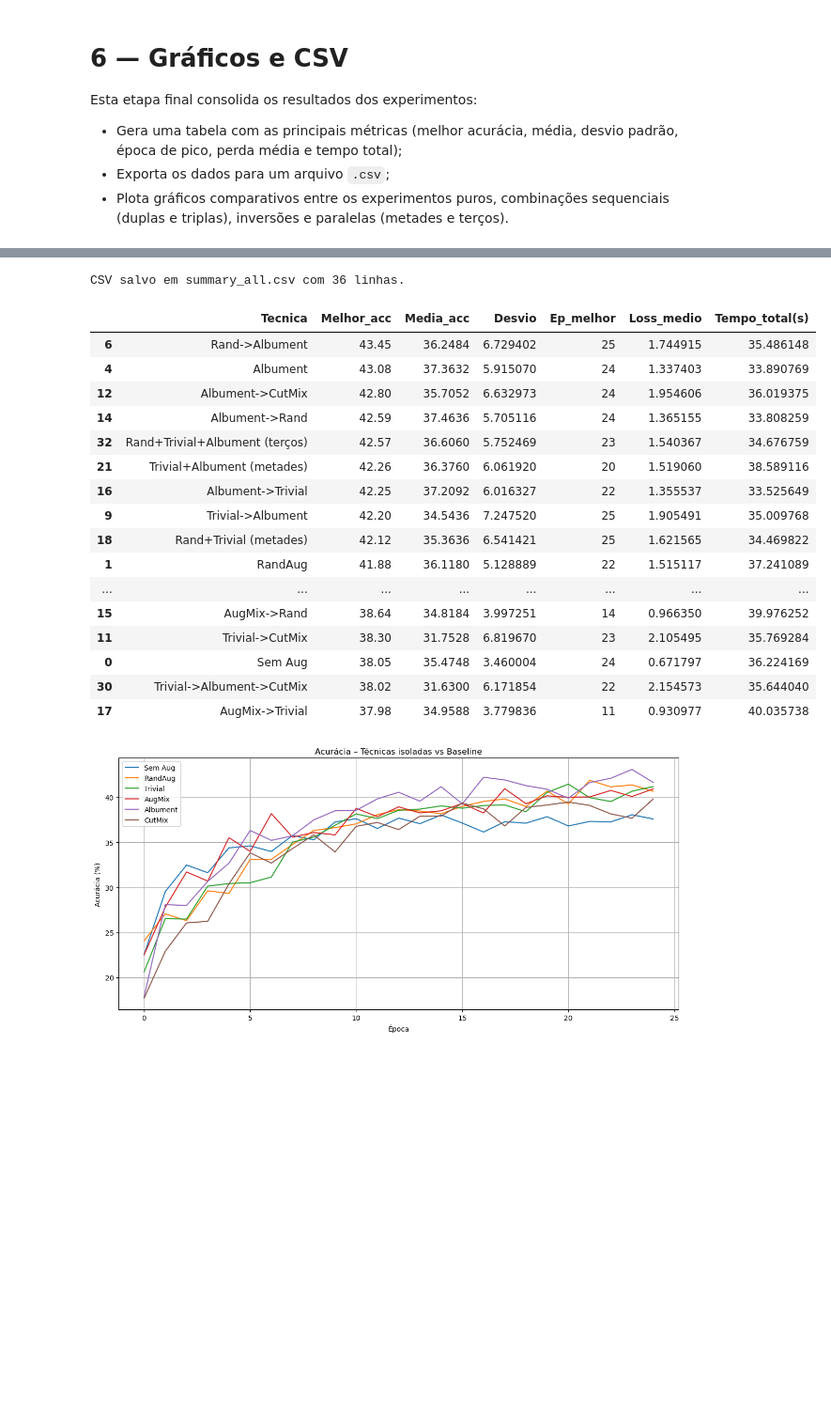
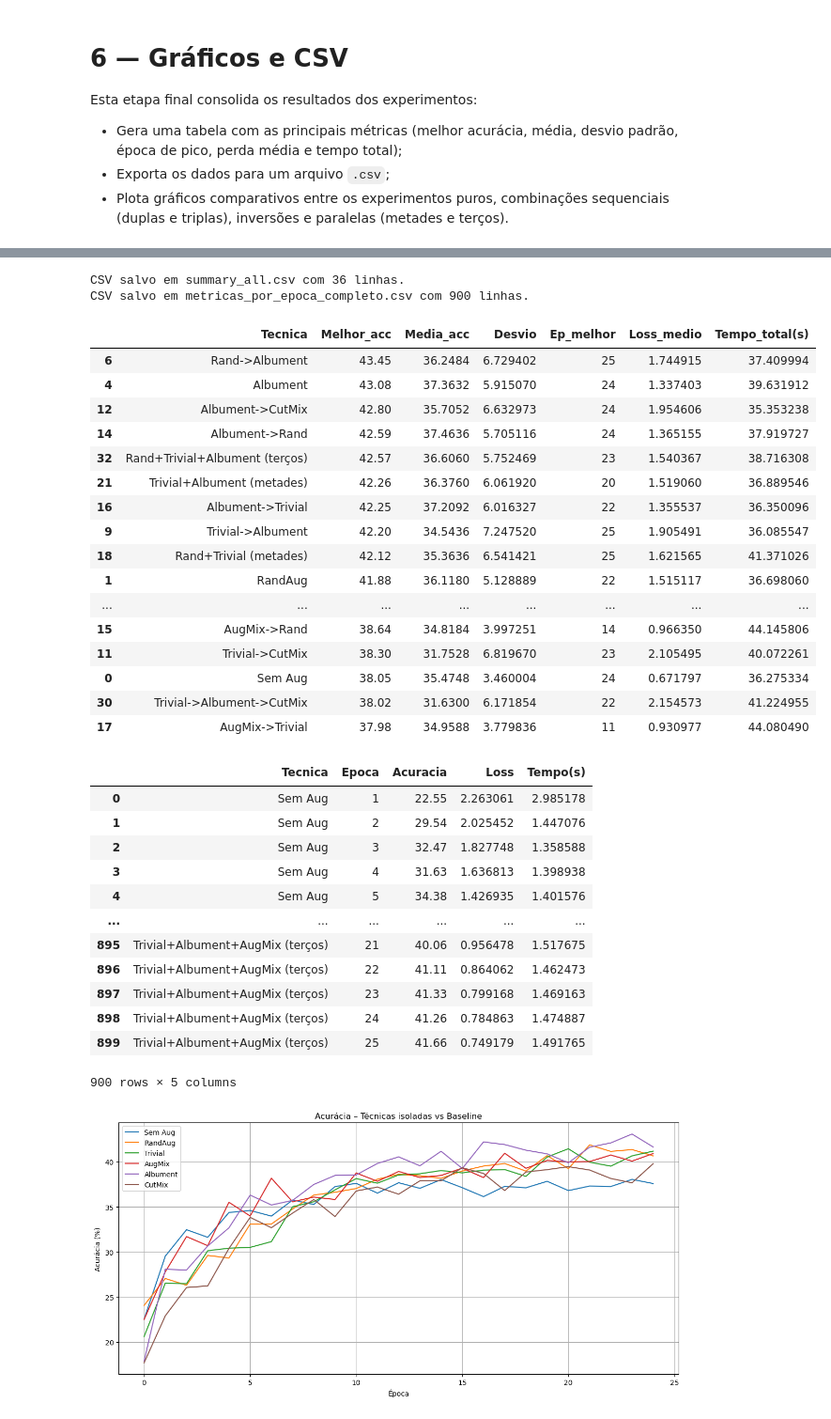
Before and after one commit to DiogoGDF/TCC-Diogo-Garbinato, a Jupyter notebook: experimentos_comentados_1pct.ipynb, the cells around one changed output, grey strips where cells are left out. Shown at 94% size. Cells and saved outputs as stored; diff of their text form; code cells hidden in the pictures; blank space fills up the shorter version.

Commit message:
feat: add resultados completos

```diff
--- a/experimentos_comentados_1pct.ipynb
+++ b/experimentos_comentados_1pct.ipynb
@@ -947,8 +834,26 @@ csv_path = "summary_all.csv"
 df.to_csv(csv_path, index=False)
 print(f"CSV salvo em {csv_path} com {len(df)} linhas.")
 
+# --------- dataframe completo por época -----------------------------------
+detalhado = []
+for name, h in histories.items():
+    for epoca, (acc, loss, tempo) in enumerate(zip(h["accuracies"], h["losses"], h["epoch_times"]), 1):
+        detalhado.append({
+            "Tecnica": name,
+            "Epoca": epoca,
+            "Acuracia": acc,
+            "Loss": loss,
+            "Tempo(s)": tempo
+        })
+
+df_detalhado = pd.DataFrame(detalhado)
+csv_path_detalhado = "metricas_por_epoca_completo.csv"
+df_detalhado.to_csv(csv_path_detalhado, index=False)
+print(f"CSV salvo em {csv_path_detalhado} com {len(df_detalhado)} linhas.")
+
 # --------- Exibe a tabela no notebook -------------------------------------
 display(df.sort_values("Melhor_acc", ascending=False))
+display(df_detalhado)
 
 # --------- Função de apoio para gráficos ----------------------------------
 def plot_lines(sel, title, legend_out=False):
@@ -1010,49 +915,63 @@ if par3:
                legend_out=True)
 
 # --------- 7. Todas as técnicas juntas -------------------------------------
 plot_lines(list(histories.keys()),
            "Acurácia – Todas as técnicas (isoladas, sequenciais e paralelas)",
            legend_out=True)
 
 # --------- 8. Gráfico com as melhores técnicas de cada categoria -----------
 
 # Helper para filtrar melhor técnica por padrão no nome
 def best_in(category_pattern):
     filtered = df[df["Tecnica"].str.contains(category_pattern, regex=True)]
     if not filtered.empty:
         return filtered.sort_values("Melhor_acc", ascending=False).iloc[0]["Tecnica"]
     return None
 
 best_pure    = best_in("^(?!.*(->|\+|Sem Aug)).*$")  # nem sequências, nem paralelas, nem baseline
 best_seq2    = best_in("^[^+]*->[^+]*$")             # uma seta → (dupla)
 best_seq3    = best_in("^[^+]*->[^+]*->[^+]*$")       # duas setas → (tripla)
 best_par2    = best_in(r"\(metades\)")
 best_par3    = best_in(r"\(terços\)")
 
 # Coleta os nomes
 best_names = ["Sem Aug"] + [n for n in [best_pure, best_seq2, best_seq3, best_par2, best_par3] if n]
 
 # Traça o gráfico
 plot_lines(best_names, "Acurácia – Melhores técnicas por categoria", legend_out=True)
 # %% [output]
 CSV salvo em summary_all.csv com 36 linhas.
+CSV salvo em metricas_por_epoca_completo.csv com 900 linhas.
 |  | Tecnica | Melhor_acc | Media_acc | Desvio | Ep_melhor | Loss_medio | Tempo_total(s) |
-| 6 | Rand->Albument | 43.45 | 36.2484 | 6.729402 | 25 | 1.744915 | 35.486148 |
-| 4 | Albument | 43.08 | 37.3632 | 5.915070 | 24 | 1.337403 | 33.890769 |
-| 12 | Albument->CutMix | 42.80 | 35.7052 | 6.632973 | 24 | 1.954606 | 36.019375 |
-| 14 | Albument->Rand | 42.59 | 37.4636 | 5.705116 | 24 | 1.365155 | 33.808259 |
-| 32 | Rand+Trivial+Albument (terços) | 42.57 | 36.6060 | 5.752469 | 23 | 1.540367 | 34.676759 |
-| 21 | Trivial+Albument (metades) | 42.26 | 36.3760 | 6.061920 | 20 | 1.519060 | 38.589116 |
-| 16 | Albument->Trivial | 42.25 | 37.2092 | 6.016327 | 22 | 1.355537 | 33.525649 |
-| 9 | Trivial->Albument | 42.20 | 34.5436 | 7.247520 | 25 | 1.905491 | 35.009768 |
-| 18 | Rand+Trivial (metades) | 42.12 | 35.3636 | 6.541421 | 25 | 1.621565 | 34.469822 |
-| 1 | RandAug | 41.88 | 36.1180 | 5.128889 | 22 | 1.515117 | 37.241089 |
+| 6 | Rand->Albument | 43.45 | 36.2484 | 6.729402 | 25 | 1.744915 | 37.409994 |
+| 4 | Albument | 43.08 | 37.3632 | 5.915070 | 24 | 1.337403 | 39.631912 |
+| 12 | Albument->CutMix | 42.80 | 35.7052 | 6.632973 | 24 | 1.954606 | 35.353238 |
+| 14 | Albument->Rand | 42.59 | 37.4636 | 5.705116 | 24 | 1.365155 | 37.919727 |
+| 32 | Rand+Trivial+Albument (terços) | 42.57 | 36.6060 | 5.752469 | 23 | 1.540367 | 38.716308 |
+| 21 | Trivial+Albument (metades) | 42.26 | 36.3760 | 6.061920 | 20 | 1.519060 | 36.889546 |
+| 16 | Albument->Trivial | 42.25 | 37.2092 | 6.016327 | 22 | 1.355537 | 36.350096 |
+| 9 | Trivial->Albument | 42.20 | 34.5436 | 7.247520 | 25 | 1.905491 | 36.085547 |
+| 18 | Rand+Trivial (metades) | 42.12 | 35.3636 | 6.541421 | 25 | 1.621565 | 41.371026 |
+| 1 | RandAug | 41.88 | 36.1180 | 5.128889 | 22 | 1.515117 | 36.698060 |
 | ... | ... | ... | ... | ... | ... | ... | ... |
-| 15 | AugMix->Rand | 38.64 | 34.8184 | 3.997251 | 14 | 0.966350 | 39.976252 |
-| 11 | Trivial->CutMix | 38.30 | 31.7528 | 6.819670 | 23 | 2.105495 | 35.769284 |
-| 0 | Sem Aug | 38.05 | 35.4748 | 3.460004 | 24 | 0.671797 | 36.224169 |
-| 30 | Trivial->Albument->CutMix | 38.02 | 31.6300 | 6.171854 | 22 | 2.154573 | 35.644040 |
-| 17 | AugMix->Trivial | 37.98 | 34.9588 | 3.779836 | 11 | 0.930977 | 40.035738 |
+| 15 | AugMix->Rand | 38.64 | 34.8184 | 3.997251 | 14 | 0.966350 | 44.145806 |
+| 11 | Trivial->CutMix | 38.30 | 31.7528 | 6.819670 | 23 | 2.105495 | 40.072261 |
+| 0 | Sem Aug | 38.05 | 35.4748 | 3.460004 | 24 | 0.671797 | 36.275334 |
+| 30 | Trivial->Albument->CutMix | 38.02 | 31.6300 | 6.171854 | 22 | 2.154573 | 41.224955 |
+| 17 | AugMix->Trivial | 37.98 | 34.9588 | 3.779836 | 11 | 0.930977 | 44.080490 |
+|  | Tecnica | Epoca | Acuracia | Loss | Tempo(s) |
+| 0 | Sem Aug | 1 | 22.55 | 2.263061 | 2.985178 |
+| 1 | Sem Aug | 2 | 29.54 | 2.025452 | 1.447076 |
+| 2 | Sem Aug | 3 | 32.47 | 1.827748 | 1.358588 |
+| 3 | Sem Aug | 4 | 31.63 | 1.636813 | 1.398938 |
+| 4 | Sem Aug | 5 | 34.38 | 1.426935 | 1.401576 |
+| ... | ... | ... | ... | ... | ... |
+| 895 | Trivial+Albument+AugMix (terços) | 21 | 40.06 | 0.956478 | 1.517675 |
+| 896 | Trivial+Albument+AugMix (terços) | 22 | 41.11 | 0.864062 | 1.462473 |
+| 897 | Trivial+Albument+AugMix (terços) | 23 | 41.33 | 0.799168 | 1.469163 |
+| 898 | Trivial+Albument+AugMix (terços) | 24 | 41.26 | 0.784863 | 1.474887 |
+| 899 | Trivial+Albument+AugMix (terços) | 25 | 41.66 | 0.749179 | 1.491765 |
+900 rows × 5 columns
 [figure]
 [figure]
 [figure]
```
Also changed, not shown: parts of 2 cells of this notebook, 9 other files.
